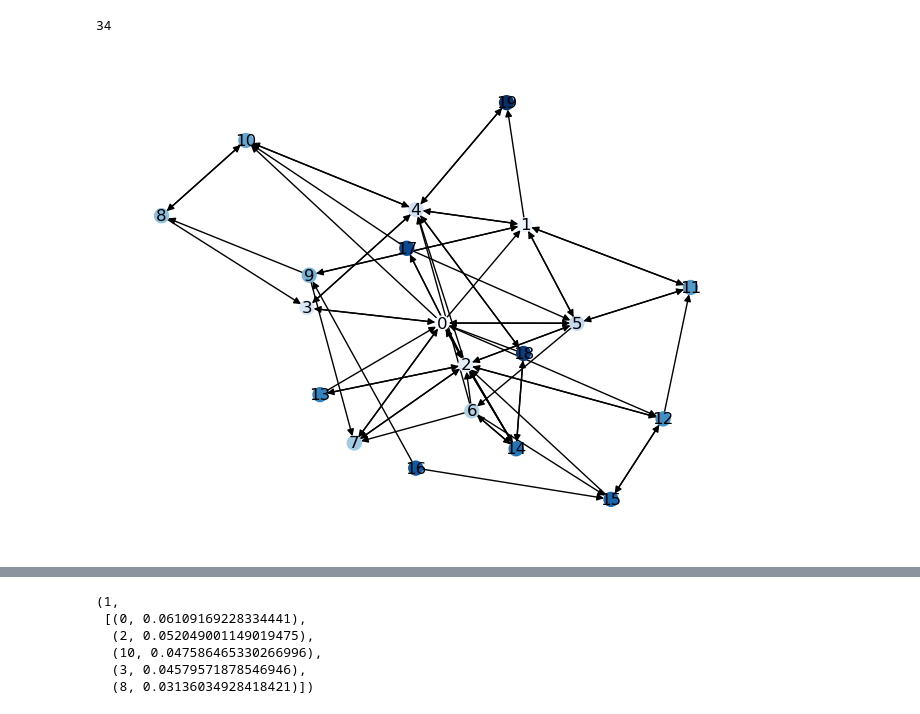
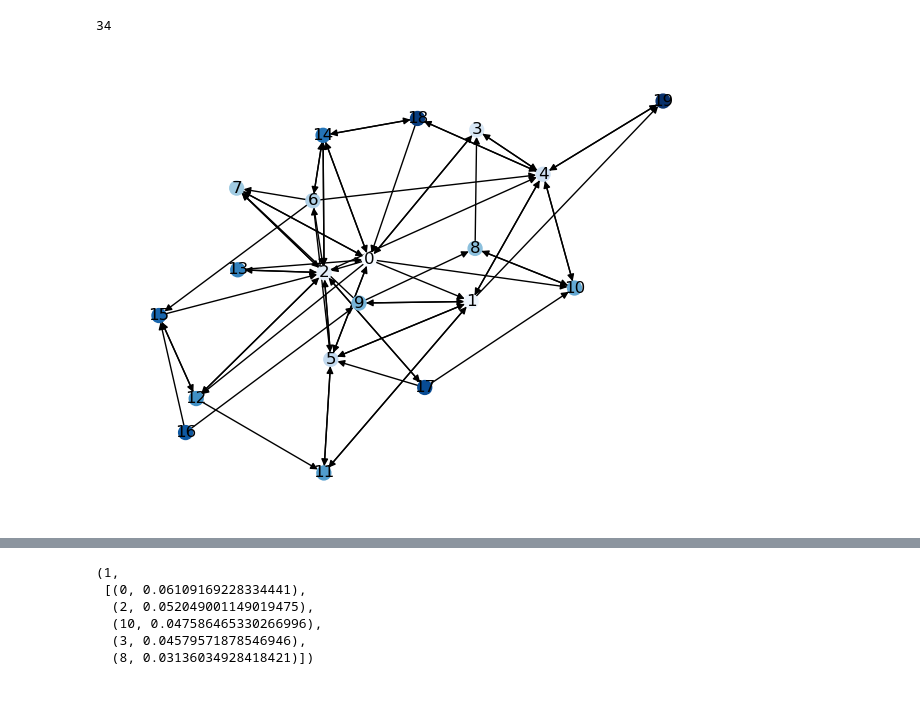
Before and after one commit to nicholson2208/rec-sys-final-project, a Jupyter notebook: PageRank.ipynb, the cells around one changed output, grey strips where cells are left out. Cells and saved outputs as stored; diff of their text form; code cells hidden in the pictures.

Commit message:
added some example figures

```diff
--- a/PageRank.ipynb
+++ b/PageRank.ipynb
@@ -311,13 +311,25 @@ print(len(small_test_set))
 # %% [output]
 34
 # %%
+fig, ax = plt.subplots()
+
 nx.draw(
     small_graph,
+    pos=nx.spring_layout(small_graph, seed=2023),
+    ax=ax,
     with_labels=True,
     node_color=range(len(small_graph.nodes)),
     node_size=100,
     cmap=plt.cm.Blues
 )
+
+
+plt.tight_layout()
+
 plt.show()
+
+fig.savefig('graph_images/train.png', bbox_inches='tight')
+
+plt.close()
 # %% [output]
-[figure, old version]
+[figure, new version]
```
Also changed, not shown: parts of 2 cells of this notebook, 3 other files.
